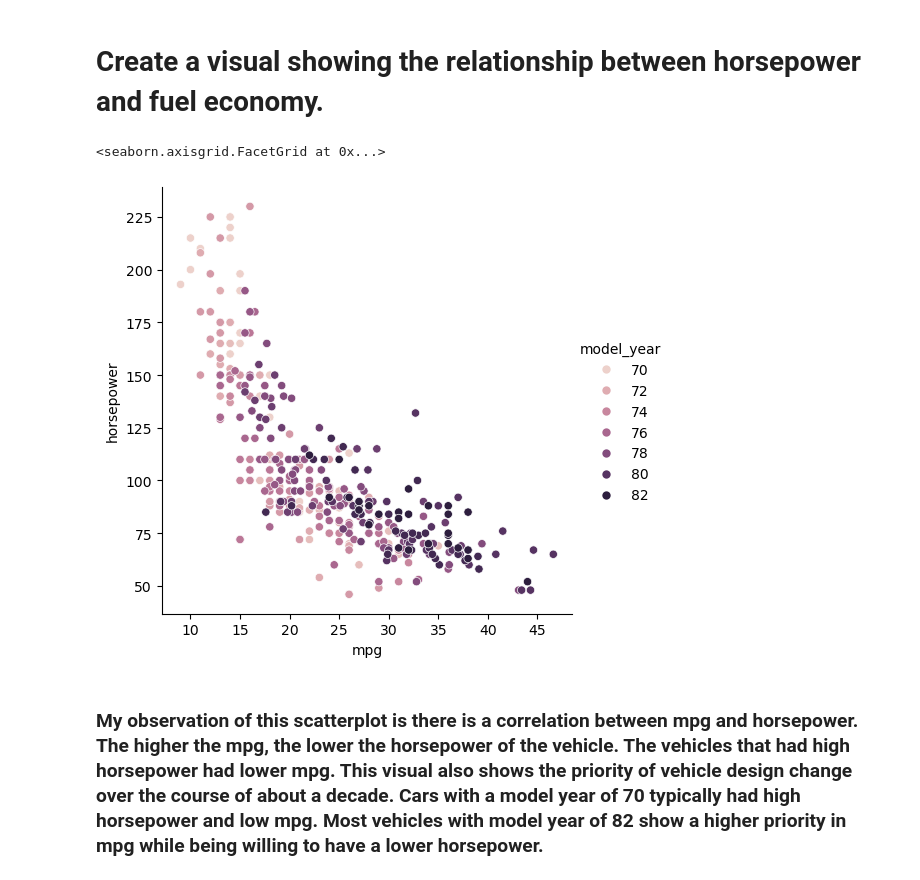
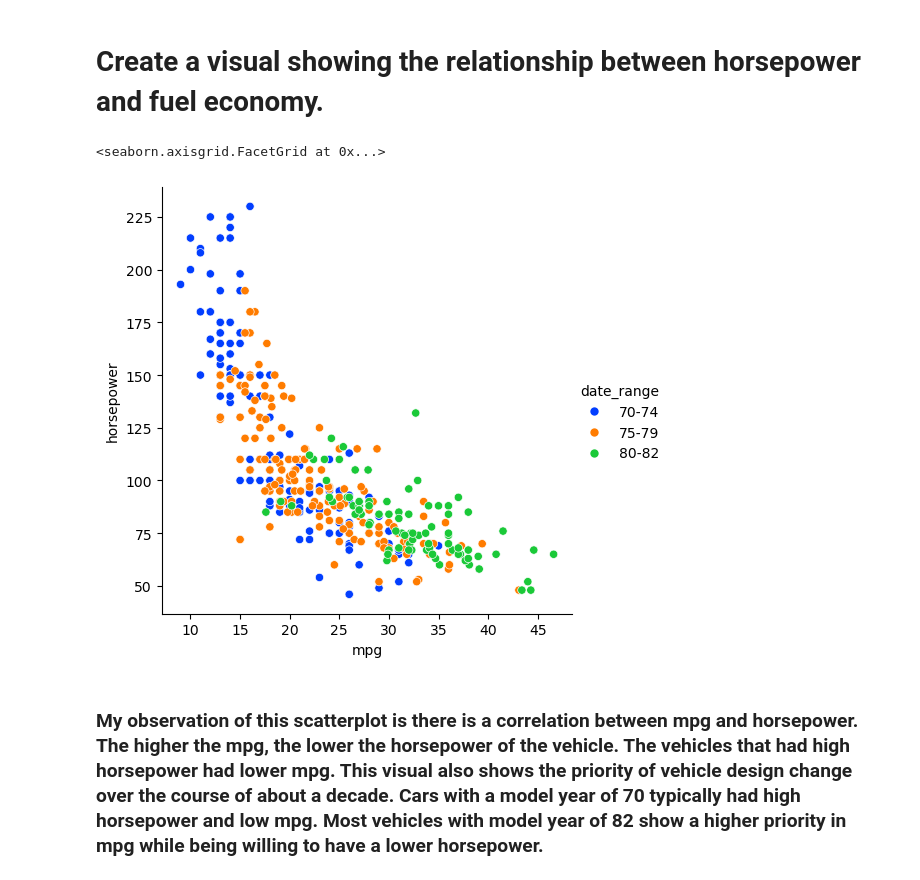
Before and after one commit to derrickwhite421-ctrl/mpg.analysis, a Jupyter notebook: Python Project.ipynb, the cells around one changed output. Saved outputs shown, nothing was run; the diff lists cells and outputs as text; code cells hidden in the pictures.

```diff
--- a/Python Project.ipynb
+++ b/Python Project.ipynb
@@ -21,3 +22,7 @@ mpg
 | 396 | 28.0 | 4 | 120.0 | 79.0 | 2625 | 18.6 | 82 | usa | ford ranger |
 | 397 | 31.0 | 4 | 119.0 | 82.0 | 2720 | 19.4 | 82 | usa | chevy s-10 |
 398 rows × 9 columns
+# %%
+mpg["date_range"] = np.where(mpg["model_year"] <= 74, "70-74",
+                     np.where(mpg["model_year"] <= 79, "75-79", "80-82"))
+mpg
@@ -24,10 +43,10 @@ mpg
 # %% [markdown]
 # Create a visual showing the relationship between horsepower and fuel economy.
 # %%
-sns.relplot(data=mpg, x='mpg', y='horsepower', hue='model_year')
+sns.relplot(data=mpg, x='mpg', y='horsepower', hue='date_range')
 # %% [output]
 <seaborn.axisgrid.FacetGrid at 0x...>
-[figure, old version]
+[figure, new version]
 # %% [markdown]
 ### My observation of this scatterplot is there is a correlation between mpg and horsepower. The higher the mpg, the lower the horsepower of the vehicle. The vehicles that had high horsepower had lower mpg. This visual also shows the priority of vehicle design change over the course of about a decade. Cars with a model year of 70 typically had high horsepower and low mpg. Most vehicles with model year of 82 show a higher priority in mpg while being willing to have a lower horsepower.
 # %% [markdown]
```
Also changed, not shown: parts of 3 cells of this notebook.
